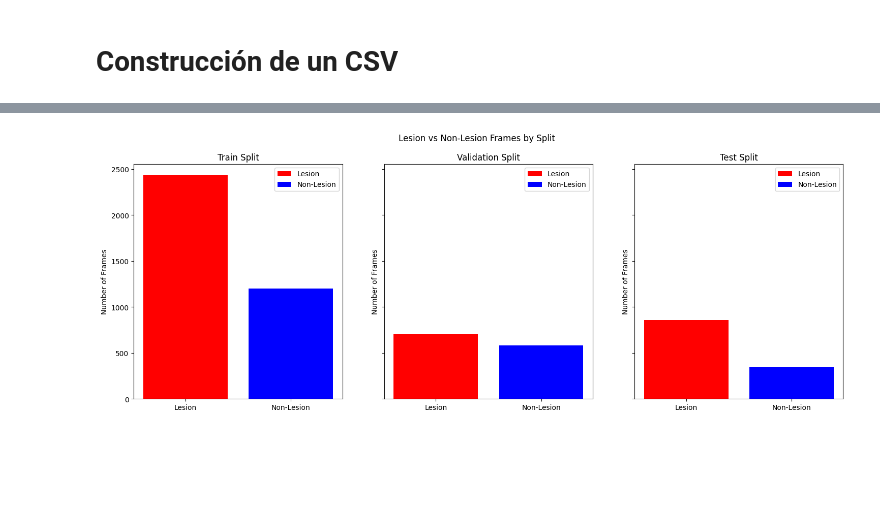
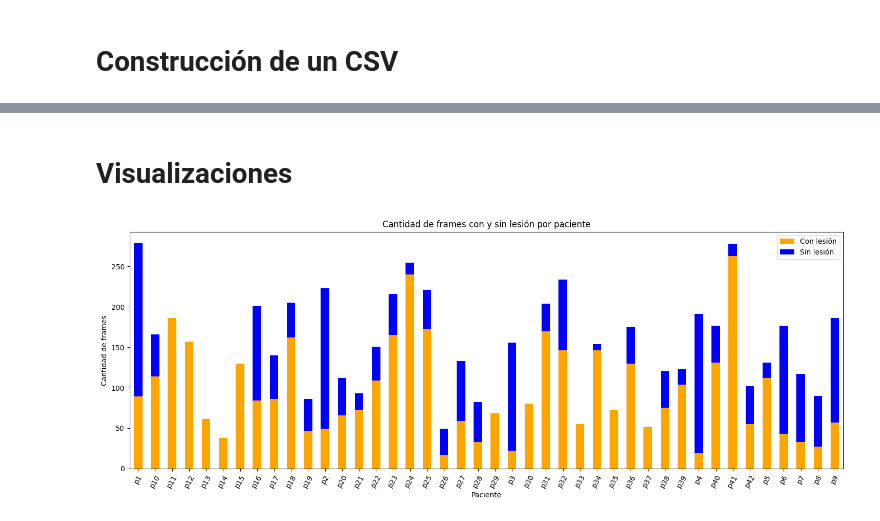
Before and after one commit to MarioPasc/Atheroesclerosis_Detection, a Jupyter notebook: jupyter_notebooks/explore_dataset.ipynb, the cells around one changed output, grey strips where cells are left out. Cells and saved outputs as stored; diff of their text form; code cells hidden in the pictures; blank space fills up the shorter version.

```diff
--- a/jupyter_notebooks/explore_dataset.ipynb
+++ b/jupyter_notebooks/explore_dataset.ipynb
@@ -276,39 +234,38 @@ plt.show()
-# %%
-from sklearn.model_selection import train_test_split
-
-# Crear splits
-train_val_videos, test_videos = train_test_split(df['video_paciente'].unique(), test_size=0.2, random_state=90)
-train_videos, val_videos = train_test_split(train_val_videos, test_size=0.25, random_state=90)  # 0.25 * 0.8 = 0.2
-
-# Crear DataFrames para cada split
-train_df = df[df['video_paciente'].isin(train_videos)]
-val_df = df[df['video_paciente'].isin(val_videos)]
-test_df = df[df['video_paciente'].isin(test_videos)]
-
-# Contar frames lesionados y no lesionados para cada split
-def count_lesion_non_lesion(dataframe):
-    lesion = dataframe['Lesion'].sum()
-    non_lesion = (~dataframe['Lesion']).sum()
-    return lesion, non_lesion
-
-train_lesion, train_non_lesion = count_lesion_non_lesion(train_df)
-val_lesion, val_non_lesion = count_lesion_non_lesion(val_df)
-test_lesion, test_non_lesion = count_lesion_non_lesion(test_df)
-
-# Graficar los resultados
-fig, axes = plt.subplots(1, 3, figsize=(18, 6), sharey=True)
-splits = ['Train', 'Validation', 'Test']
-lesion_counts = [train_lesion, val_lesion, test_lesion]
-non_lesion_counts = [train_non_lesion, val_non_lesion, test_non_lesion]
-
-for i, ax in enumerate(axes):
-    ax.bar(['Lesion'], [lesion_counts[i]], color='red', label='Lesion')
-    ax.bar(['Non-Lesion'], [non_lesion_counts[i]], color='blue', label='Non-Lesion')
-    ax.set_title(f'{splits[i]} Split')
-    ax.set_ylabel('Number of Frames')
-    ax.legend()
-
-plt.suptitle('Lesion vs Non-Lesion Frames by Split')
-plt.show()
-# %% [output]
-[figure, removed]
+# %% [markdown]
+# Visualizaciones
+# %%
+# 1. Por cada paciente, cantidad de frames con lesión y sin lesión
+frames_per_patient_lesion = df[df['Lesion'] == True].groupby('Patient')['Lesion'].count()
+frames_per_patient_no_lesion = df[df['Lesion'] == False].groupby('Patient')['Lesion'].count()
+
+# Crear un DataFrame para facilitar la visualización
+frames_per_patient = pd.DataFrame({
+    'Con lesión': frames_per_patient_lesion,
+    'Sin lesión': frames_per_patient_no_lesion
+}).fillna(0)
+
+# 2. Cantidad total de frames con y sin lesiones
+total_lesion = df['Lesion'].sum()
+total_no_lesion = len(df) - total_lesion
+
+# Frames sin lesión provenientes de los diferentes archivos
+no_lesion_from_non_lesion_videos = df['SelectedFramesNonLesionVideo'].notna().sum()
+no_lesion_from_lesion_videos = df[(df['Lesion'] == False) & df['SelectedFramesLesionVideo'].notna()].shape[0]
+
+# 3. Número de videos por paciente, ordenado de mayor a menor
+videos_per_patient_sorted = df.groupby('Patient')['Video'].nunique().sort_values(ascending=False)
+
+# Visualizaciones
+plt.figure(figsize=(18, 6))
+
+# Visualización 1: Por cada paciente, frames con y sin lesión
+frames_per_patient.plot(kind='bar', stacked=True, color=['orange', 'blue'], ax=plt.gca())
+plt.title('Cantidad de frames con y sin lesión por paciente')
+plt.xlabel('Paciente')
+plt.ylabel('Cantidad de frames')
+plt.xticks(rotation=60)
+
+
+plt.show()
+# %% [output]
+[figure, added]
```
Also changed, not shown: parts of 4 cells of this notebook, 5 other files.
